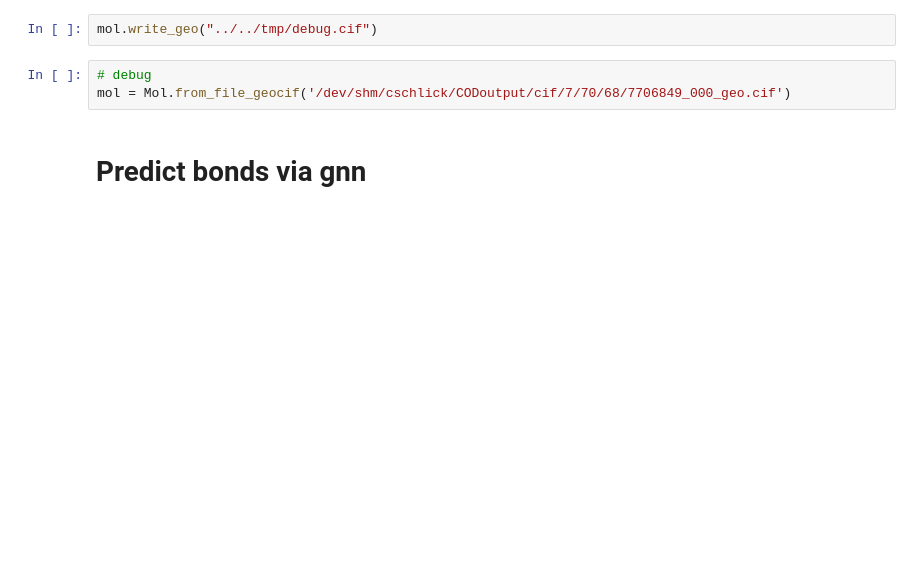
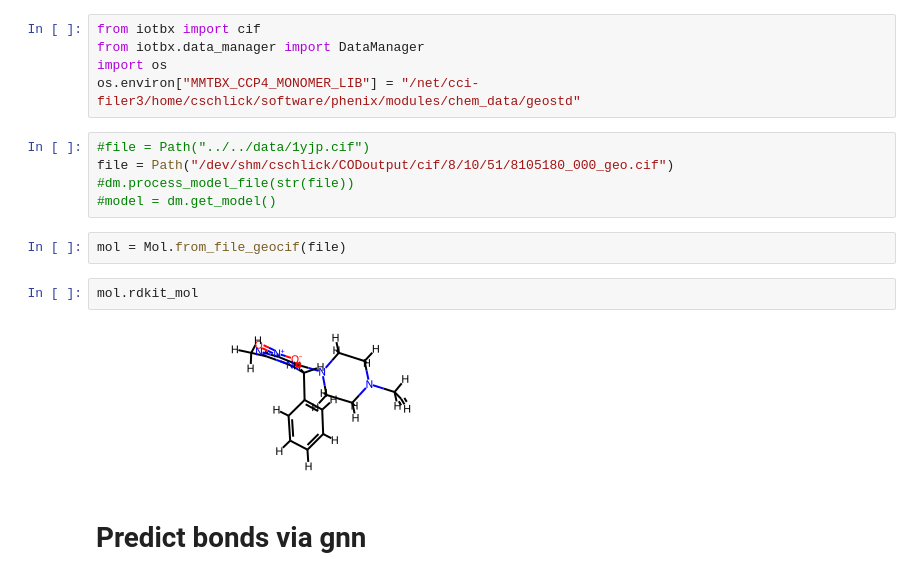
Before and after one commit to cschlick/phenix_fragments, a Jupyter notebook: notebooks/inference/Inference.ipynb, the cells around one changed output. Saved outputs shown, nothing was run; the diff lists cells and outputs as text; blank space fills up the shorter version.

```diff
--- a/notebooks/inference/Inference.ipynb
+++ b/notebooks/inference/Inference.ipynb
@@ -23,7 +19,18 @@ mol = Mol(mol_input)
-# %%
-mol.write_geo("../../tmp/debug.cif")
-# %%
-# debug
-mol = Mol.from_file_geocif('/dev/shm/cschlick/CODoutput/cif/7/70/68/7706849_000_geo.cif')
+# %%
+from iotbx import cif
+from iotbx.data_manager import DataManager
+import os
+os.environ["MMTBX_CCP4_MONOMER_LIB"] = "/net/cci-filer3/home/cschlick/software/phenix/modules/chem_data/geostd"
+# %%
+#file = Path("../../data/1yjp.cif")
+file = Path("/dev/shm/cschlick/CODoutput/cif/8/10/51/8105180_000_geo.cif")
+#dm.process_model_file(str(file))
+#model = dm.get_model()
+# %%
+mol = Mol.from_file_geocif(file)
+# %%
+mol.rdkit_mol
+# %% [output]
+[figure, added]
 # %% [markdown]
 # Predict bonds via gnn
```
Also changed, not shown: parts of 5 cells of this notebook, 57 other files.
